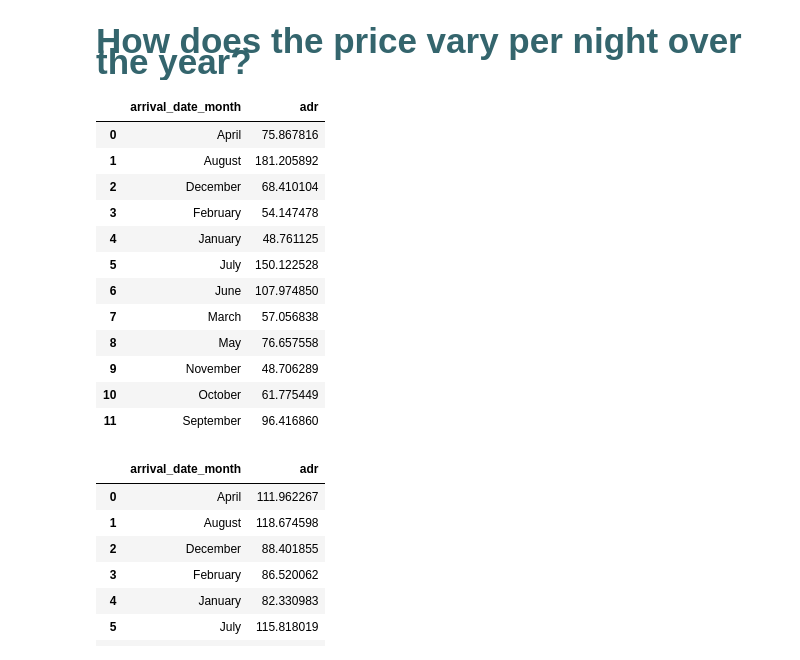
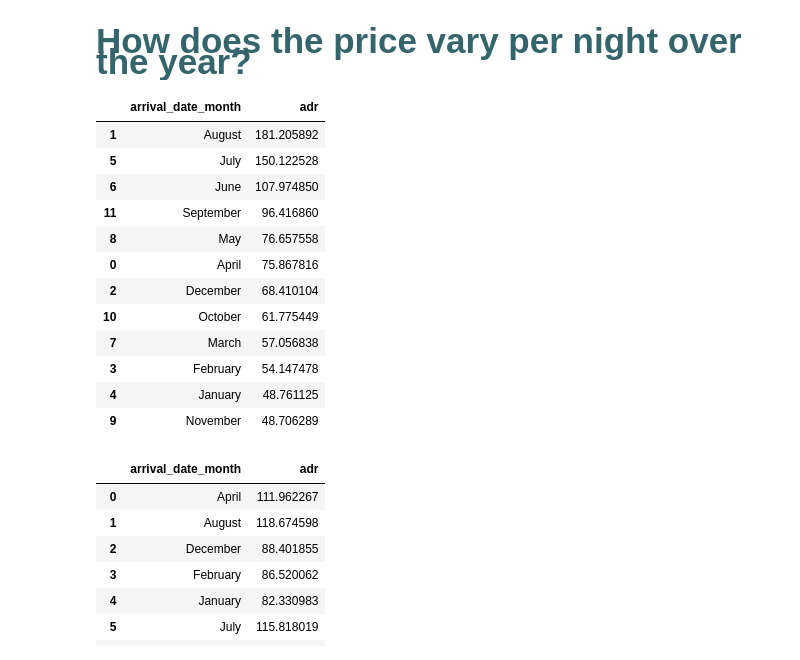
Before and after one commit to shekhs/Hotel-Booking-Prediction, a Jupyter notebook: hotel_booking_prediction.ipynb, the cells around one changed output. Drawn from its saved outputs; the diff is of its cells as text; code cells hidden in the pictures.

```diff
--- a/hotel_booking_prediction.ipynb
+++ b/hotel_booking_prediction.ipynb
@@ -271,21 +271,21 @@ data_resort = df[(df['hotel'] == 'Resort Hotel') & (df['is_canceled'] == 0)]
 data_city = df[(df['hotel'] == 'City Hotel') & (df['is_canceled'] == 0)]
 # %%
 resort_hotel = data_resort.groupby(['arrival_date_month'])['adr'].mean().reset_index()
-resort_hotel
+resort_hotel.sort_values(by='adr',ascending=False)
 # %% [output]
 |  | arrival_date_month | adr |
+| 1 | August | 181.205892 |
+| 5 | July | 150.122528 |
+| 6 | June | 107.974850 |
+| 11 | September | 96.416860 |
+| 8 | May | 76.657558 |
 | 0 | April | 75.867816 |
-| 1 | August | 181.205892 |
 | 2 | December | 68.410104 |
+| 10 | October | 61.775449 |
+| 7 | March | 57.056838 |
 | 3 | February | 54.147478 |
 | 4 | January | 48.761125 |
-| 5 | July | 150.122528 |
-| 6 | June | 107.974850 |
-| 7 | March | 57.056838 |
-| 8 | May | 76.657558 |
 | 9 | November | 48.706289 |
-| 10 | October | 61.775449 |
-| 11 | September | 96.416860 |
 # %%
 city_hotel=data_city.groupby(['arrival_date_month'])['adr'].mean().reset_index()
 city_hotel
```
Also changed, not shown: parts of 21 cells of this notebook.
